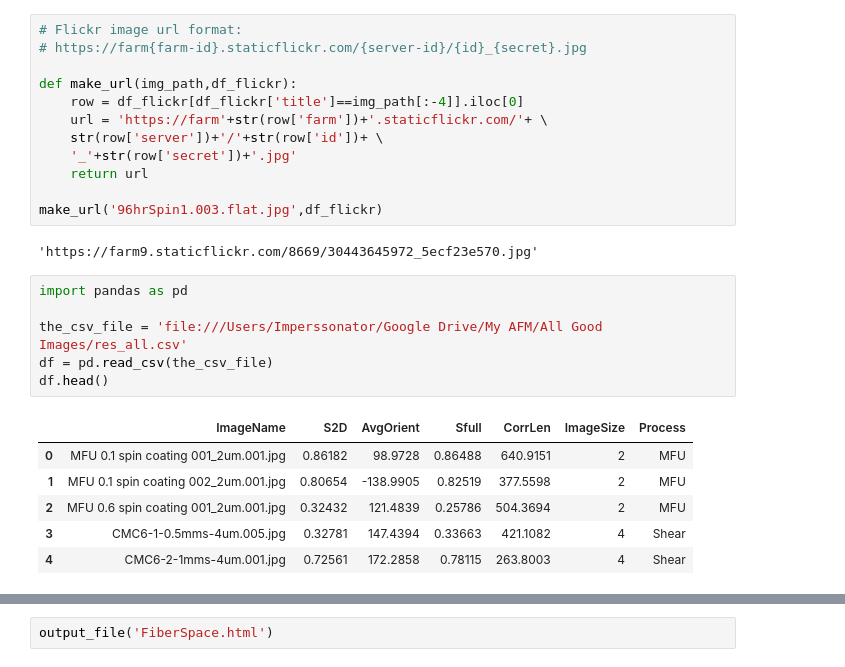
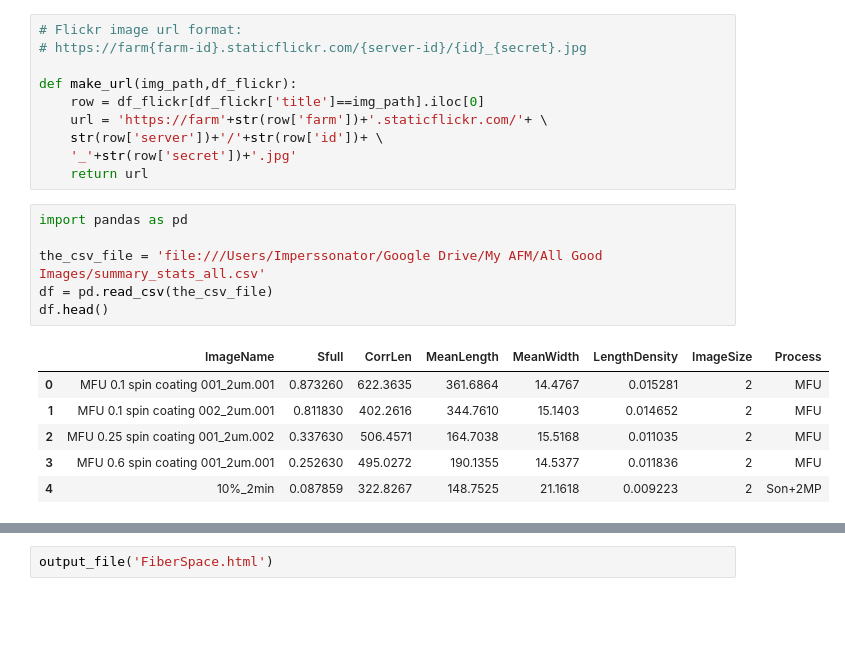
Before and after one commit to Imperssonator/Zoom_Imgs, a Jupyter notebook: Zoom_imgs_fibers.ipynb, the cells around one changed output, grey strips where cells are left out. Cells and saved outputs as stored; diff of their text form; blank space fills up the shorter version.

```diff
--- a/Zoom_imgs_fibers.ipynb
+++ b/Zoom_imgs_fibers.ipynb
@@ -50,28 +45,24 @@ df_flickr.head()
 # https://farm{farm-id}.staticflickr.com/{server-id}/{id}_{secret}.jpg
 
 def make_url(img_path,df_flickr):
-    row = df_flickr[df_flickr['title']==img_path[:-4]].iloc[0]
+    row = df_flickr[df_flickr['title']==img_path].iloc[0]
     url = 'https://farm'+str(row['farm'])+'.staticflickr.com/'+ \
     str(row['server'])+'/'+str(row['id'])+ \
     '_'+str(row['secret'])+'.jpg'
     return url
-
-make_url('96hrSpin1.003.flat.jpg',df_flickr)
-# %% [output]
-'https://farm9.staticflickr.com/8669/30443645972_5ecf23e570.jpg'
 # %%
 import pandas as pd
 
-the_csv_file = 'file:///Users/Imperssonator/Google Drive/My AFM/All Good Images/res_all.csv'
+the_csv_file = 'file:///Users/Imperssonator/Google Drive/My AFM/All Good Images/summary_stats_all.csv'
 df = pd.read_csv(the_csv_file)
 df.head()
 # %% [output]
-|  | ImageName | S2D | AvgOrient | Sfull | CorrLen | ImageSize | Process |
-| 0 | MFU 0.1 spin coating 001_2um.001.jpg | 0.86182 | 98.9728 | 0.86488 | 640.9151 | 2 | MFU |
-| 1 | MFU 0.1 spin coating 002_2um.001.jpg | 0.80654 | -138.9905 | 0.82519 | 377.5598 | 2 | MFU |
-| 2 | MFU 0.6 spin coating 001_2um.001.jpg | 0.32432 | 121.4839 | 0.25786 | 504.3694 | 2 | MFU |
-| 3 | CMC6-1-0.5mms-4um.005.jpg | 0.32781 | 147.4394 | 0.33663 | 421.1082 | 4 | Shear |
-| 4 | CMC6-2-1mms-4um.001.jpg | 0.72561 | 172.2858 | 0.78115 | 263.8003 | 4 | Shear |
+|  | ImageName | Sfull | CorrLen | MeanLength | MeanWidth | LengthDensity | ImageSize | Process |
+| 0 | MFU 0.1 spin coating 001_2um.001 | 0.873260 | 622.3635 | 361.6864 | 14.4767 | 0.015281 | 2 | MFU |
+| 1 | MFU 0.1 spin coating 002_2um.001 | 0.811830 | 402.2616 | 344.7610 | 15.1403 | 0.014652 | 2 | MFU |
+| 2 | MFU 0.25 spin coating 001_2um.002 | 0.337630 | 506.4571 | 164.7038 | 15.5168 | 0.011035 | 2 | MFU |
+| 3 | MFU 0.6 spin coating 001_2um.001 | 0.252630 | 495.0272 | 190.1355 | 14.5377 | 0.011836 | 2 | MFU |
+| 4 | 10%_2min | 0.087859 | 322.8267 | 148.7525 | 21.1618 | 0.009223 | 2 | Son+2MP |
 # %%
 df['file_url'] = df['ImageName'].apply(lambda x: make_url(x,df_flickr))
 df['file_url'][10]
```
Also changed, not shown: parts of 11 cells of this notebook, 9 other files.
